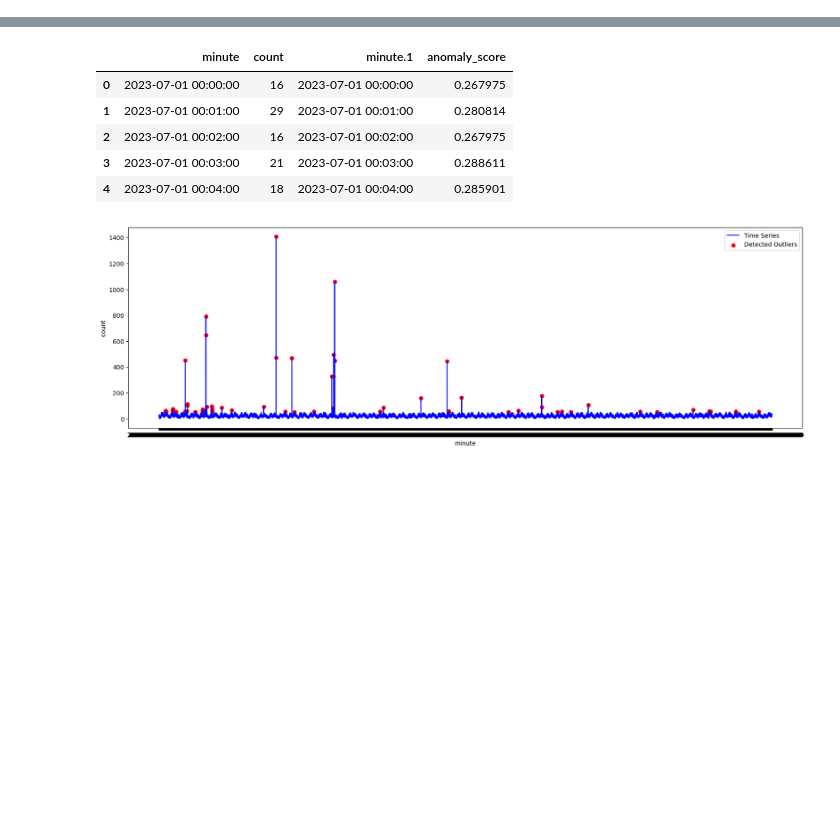
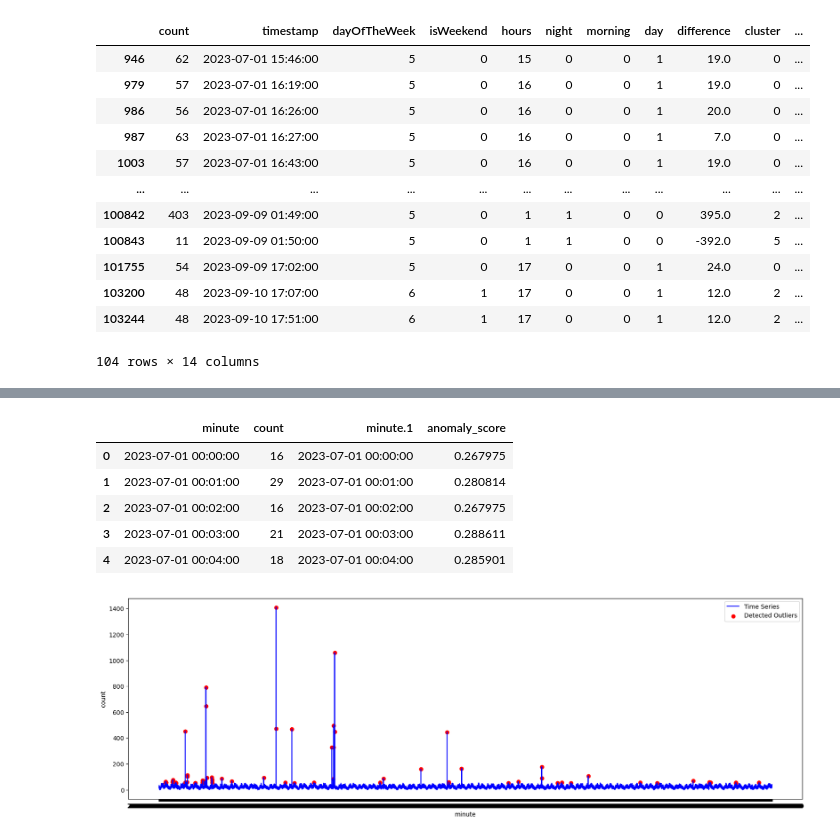
Before and after one commit to AndreyLebedinskiy/CourseProjectYear3, a Jupyter notebook: Models.ipynb, the cells around one changed output, grey strips where cells are left out. Cells and saved outputs as stored; diff of their text form; code cells hidden in the pictures; blank space fills up the shorter version.

```diff
--- a/Models.ipynb
+++ b/Models.ipynb
@@ -23,0 +125,20 @@ df_test
+# %%
+df_combined["distances"] = np.min(kmeans[8].transform(df_kmeans), axis=1)
+threshold = np.percentile(df_combined["distances"], 100 * (1 - anom_proportion))
+
+df_combined["KmeansQAnomaly"] = df_combined["distances"].apply(lambda x: int(x > threshold))
+df_combined.loc[df_combined["KmeansQAnomaly"] == 1]
+# %% [output]
+|  | count | timestamp | dayOfTheWeek | isWeekend | hours | night | morning | day | difference | cluster | ... |
+| 946 | 62 | 2023-07-01 15:46:00 | 5 | 0 | 15 | 0 | 0 | 1 | 19.0 | 0 | ... |
+| 979 | 57 | 2023-07-01 16:19:00 | 5 | 0 | 16 | 0 | 0 | 1 | 19.0 | 0 | ... |
+| 986 | 56 | 2023-07-01 16:26:00 | 5 | 0 | 16 | 0 | 0 | 1 | 20.0 | 0 | ... |
+| 987 | 63 | 2023-07-01 16:27:00 | 5 | 0 | 16 | 0 | 0 | 1 | 7.0 | 0 | ... |
+| 1003 | 57 | 2023-07-01 16:43:00 | 5 | 0 | 16 | 0 | 0 | 1 | 19.0 | 0 | ... |
+| ... | ... | ... | ... | ... | ... | ... | ... | ... | ... | ... | ... |
+| 100842 | 403 | 2023-09-09 01:49:00 | 5 | 0 | 1 | 1 | 0 | 0 | 395.0 | 2 | ... |
+| 100843 | 11 | 2023-09-09 01:50:00 | 5 | 0 | 1 | 1 | 0 | 0 | -392.0 | 5 | ... |
+| 101755 | 54 | 2023-09-09 17:02:00 | 5 | 0 | 17 | 0 | 0 | 1 | 24.0 | 0 | ... |
+| 103200 | 48 | 2023-09-10 17:07:00 | 6 | 1 | 17 | 0 | 0 | 1 | 12.0 | 2 | ... |
+| 103244 | 48 | 2023-09-10 17:51:00 | 6 | 1 | 17 | 0 | 0 | 1 | 12.0 | 2 | ... |
+104 rows × 14 columns
```
Also changed, not shown: parts of 17 cells of this notebook, 1 other file.
